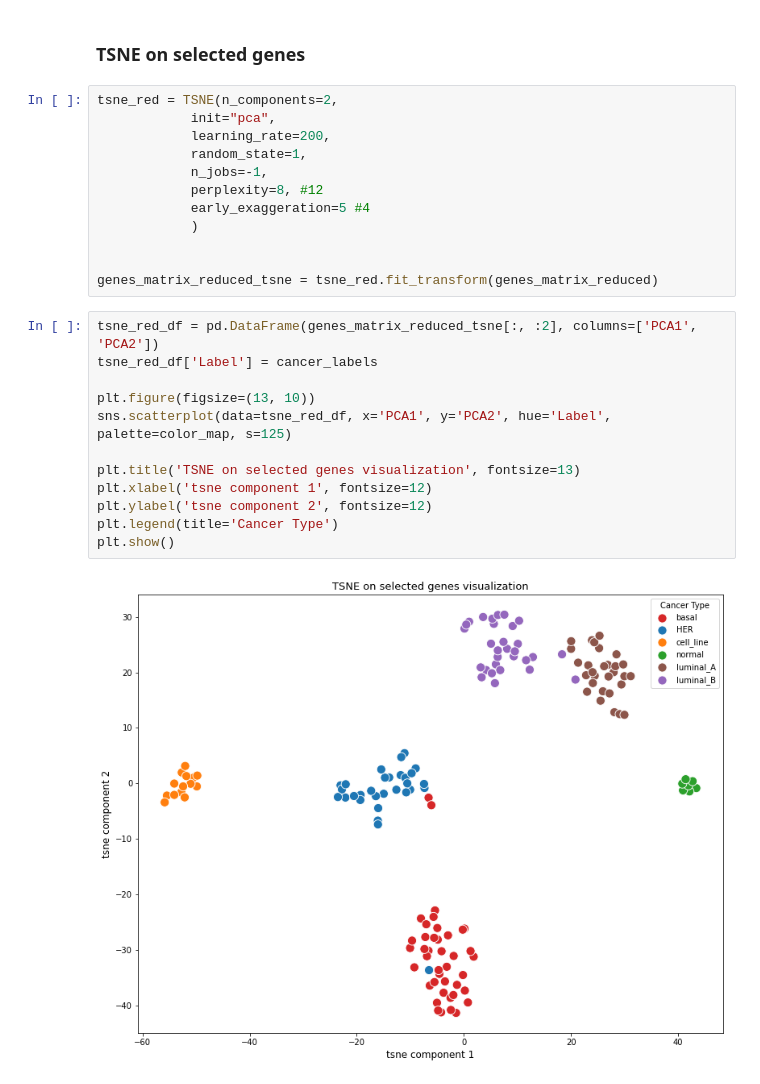
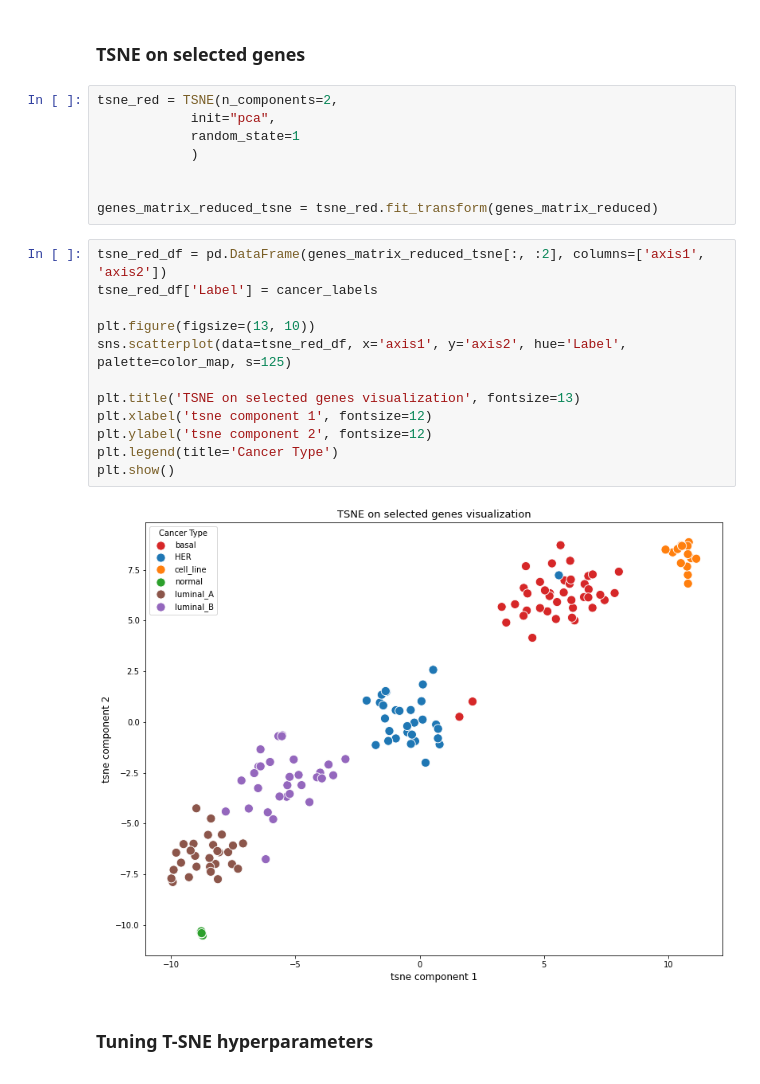
Before and after one commit to IceRocky/tsne_genes_analysis, a Jupyter notebook: breast_cancer_analysis.ipynb, the cells around one changed output. Cells and saved outputs as stored; diff of their text form.

```diff
--- a/breast_cancer_analysis.ipynb
+++ b/breast_cancer_analysis.ipynb
@@ -389,26 +390,24 @@ plt.show()
 # %%
 tsne_red = TSNE(n_components=2,
             init="pca",
-            learning_rate=200,
-            random_state=1,
-            n_jobs=-1,
-            perplexity=8, #12
-            early_exaggeration=5 #4
+            random_state=1
             )
 
 
 genes_matrix_reduced_tsne = tsne_red.fit_transform(genes_matrix_reduced)
 # %%
-tsne_red_df = pd.DataFrame(genes_matrix_reduced_tsne[:, :2], columns=['PCA1', 'PCA2'])
+tsne_red_df = pd.DataFrame(genes_matrix_reduced_tsne[:, :2], columns=['axis1', 'axis2'])
 tsne_red_df['Label'] = cancer_labels
 
 plt.figure(figsize=(13, 10))
-sns.scatterplot(data=tsne_red_df, x='PCA1', y='PCA2', hue='Label', palette=color_map, s=125)
+sns.scatterplot(data=tsne_red_df, x='axis1', y='axis2', hue='Label', palette=color_map, s=125)
 
 plt.title('TSNE on selected genes visualization', fontsize=13)
 plt.xlabel('tsne component 1', fontsize=12)
 plt.ylabel('tsne component 2', fontsize=12)
 plt.legend(title='Cancer Type')
 plt.show()
 # %% [output]
-[figure, old version]
+[figure, new version]
+# %% [markdown]
+### Tuning T-SNE hyperparameters
```
Also changed, not shown: parts of 20 cells of this notebook.
